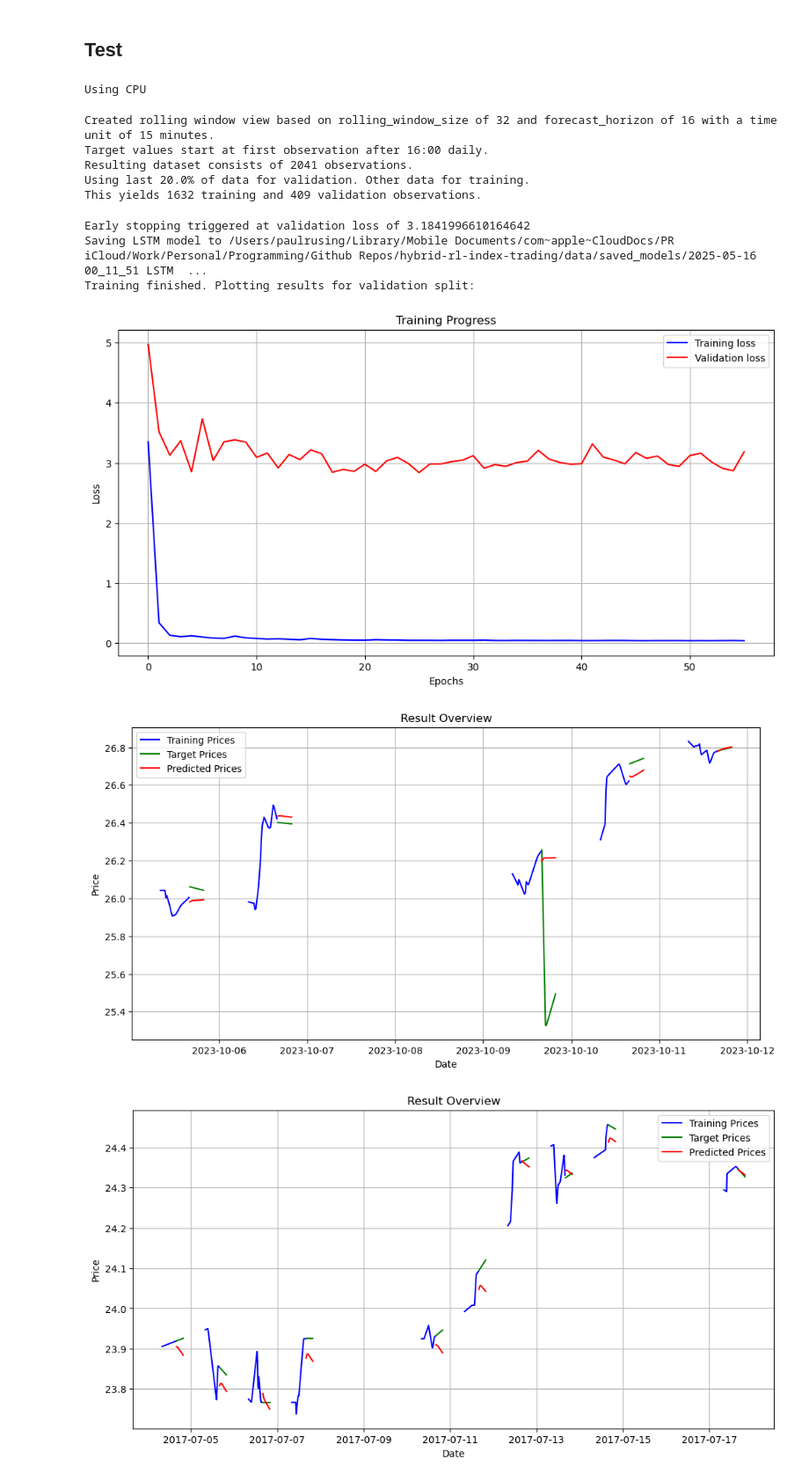
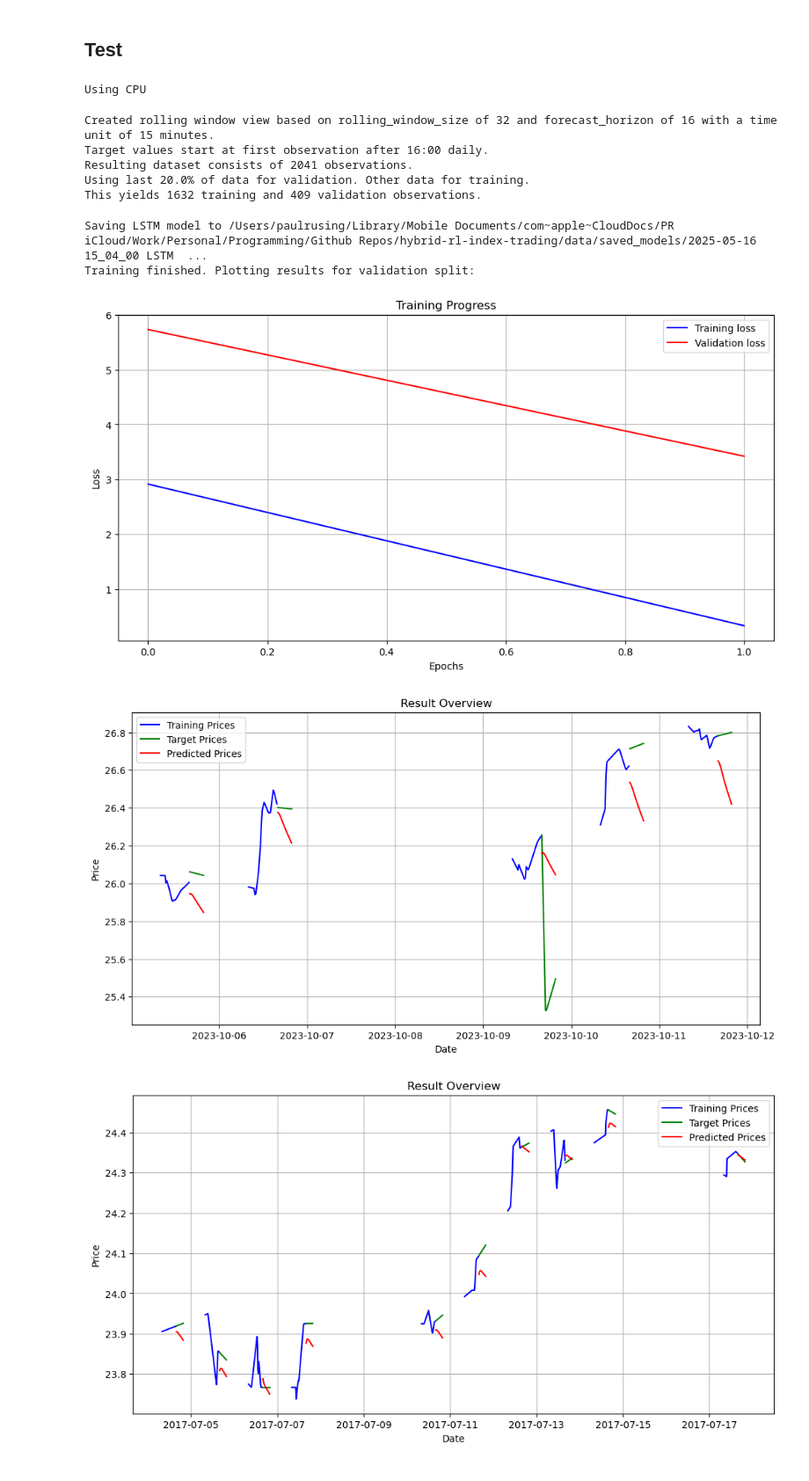
Before and after one commit to paulruesing/hybrid-rl-index-trading, a Jupyter notebook: notebooks/predictor_parametrisation.ipynb, the cells around one changed output. Shown at 88% size. Drawn from its saved outputs; the diff is of its cells as text; code cells hidden in the pictures.

```diff
--- a/notebooks/predictor_parametrisation.ipynb
+++ b/notebooks/predictor_parametrisation.ipynb
@@ -840,26 +883,25 @@ class LSTMPredictor:
 # %%
 predictor_a2_1 = LSTMPredictor(sampling_rate_minutes=15,
                                price_csv_path=INTERPOLATED_PRICES / "2025-05-15 23_50_44  DAX Close Interpolated Prices at 15min from 2017-07-03 to 2025-04-30.csv",
                                daily_prediction_hour=16,
                                rolling_window_size=32,
                                forecast_horizon=16,
                                hidden_lstm_layer_size=128,
                                batch_size=64,
-                               n_train_epochs=200,
+                               n_train_epochs=2,
                                forecast_step_loss_weight_range=(1, .7),  # slowly_decreasing, new default
                                model_save_directory=SAVED_MODELS)
 # %% [output]
 Using CPU
 Created rolling window view based on rolling_window_size of 32 and forecast_horizon of 16 with a time unit of 15 minutes.
 Target values start at first observation after 16:00 daily.
 Resulting dataset consists of 2041 observations.
 Using last 20.0% of data for validation. Other data for training.
 This yields 1632 training and 409 validation observations.
-Early stopping triggered at validation loss of 3.1841996610164642
-Saving LSTM model to /Users/paulrusing/Library/Mobile Documents/com~apple~CloudDocs/PR iCloud/Work/Personal/Programming/Github Repos/hybrid-rl-index-trading/data/saved_models/2025-05-16 00_11_51 LSTM  ...
+Saving LSTM model to /Users/paulrusing/Library/Mobile Documents/com~apple~CloudDocs/PR iCloud/Work/Personal/Programming/Github Repos/hybrid-rl-index-trading/data/saved_models/2025-05-16 15_04_00 LSTM  ...
 Training finished. Plotting results for validation split:
-[figure, old version]
+[figure, new version]
-[figure, old version]
+[figure, new version]
 # %%
 predictor_a2_1.plot_prediction_overview('training', (0,10))
 # %% [output]
```
Also changed, not shown: parts of 14 cells of this notebook.
